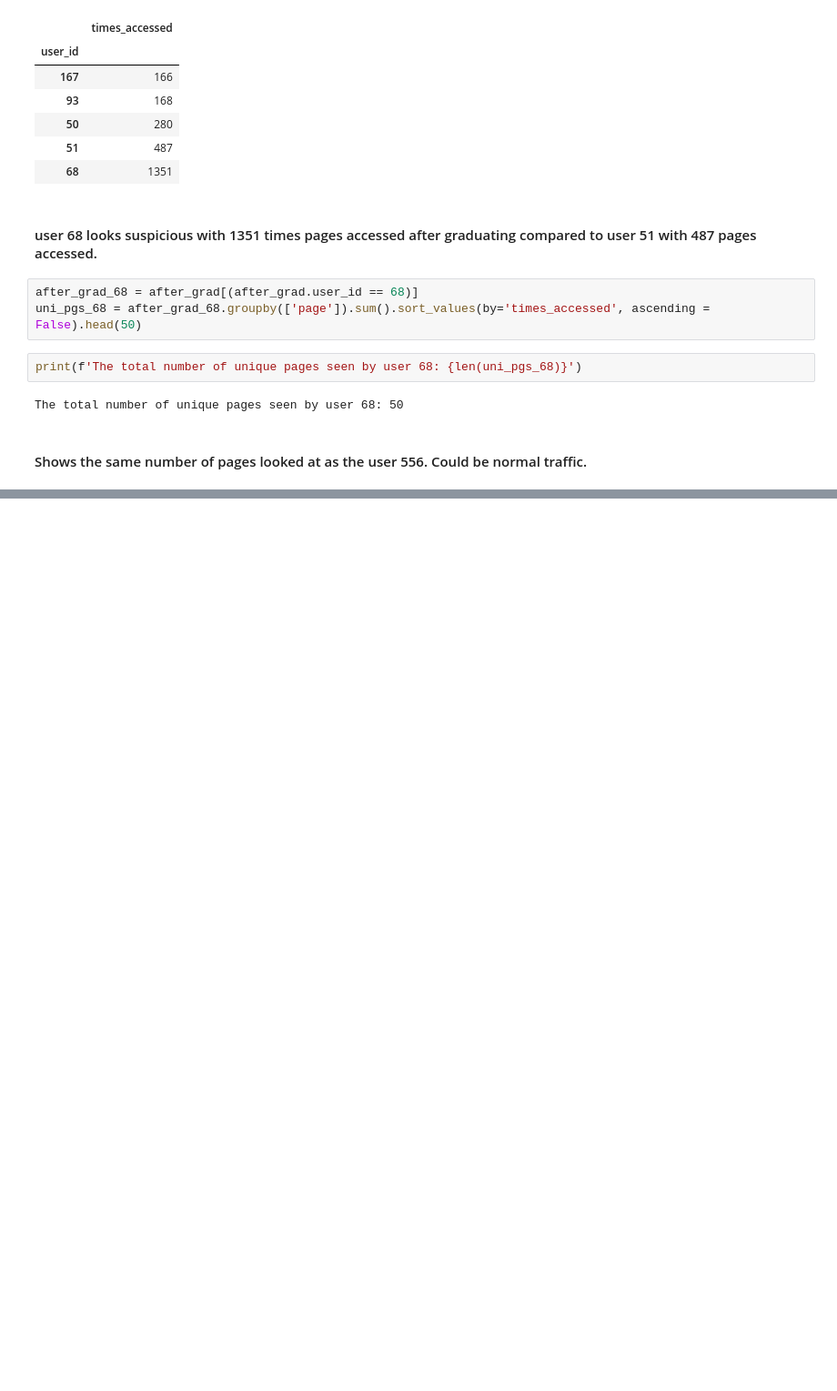
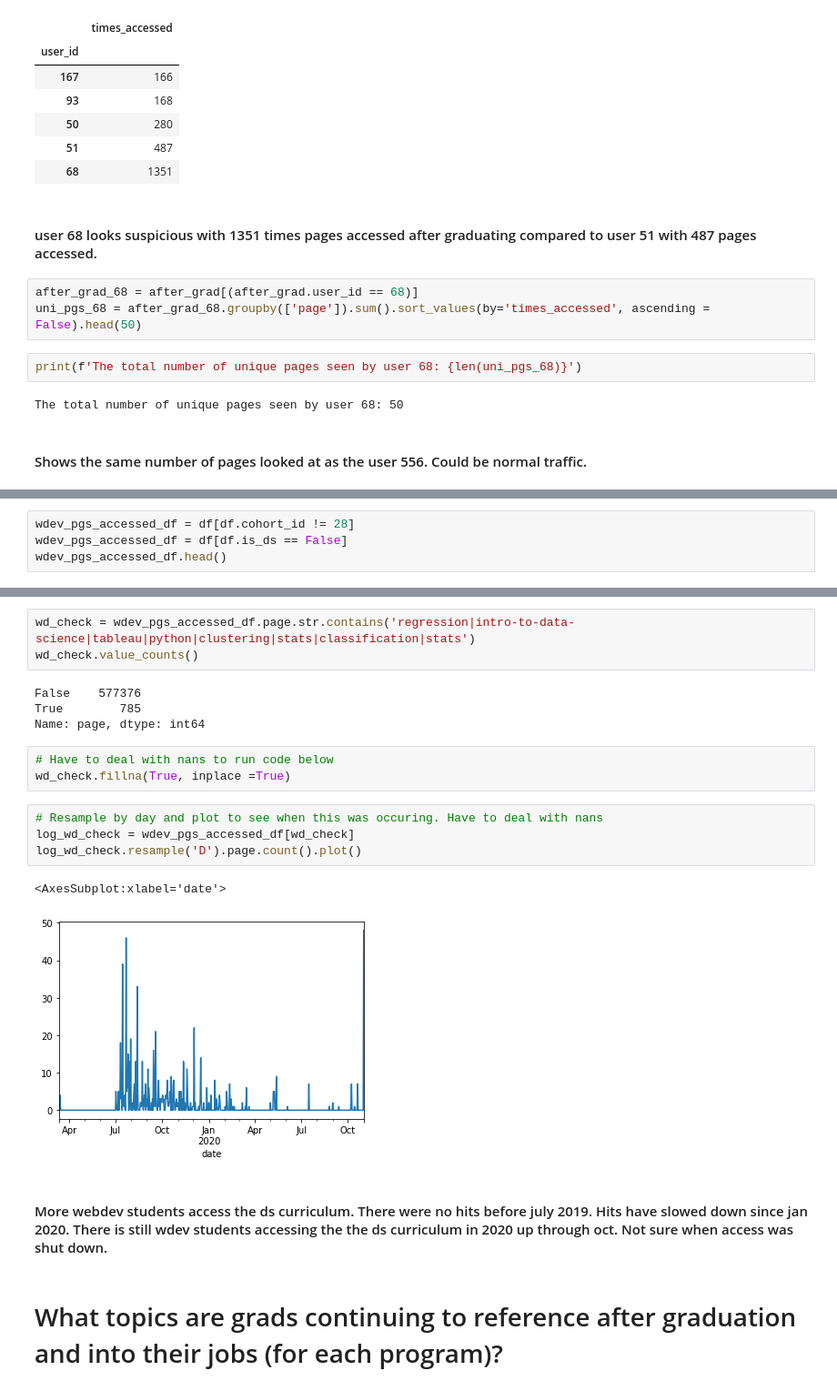
Before and after one commit to george887/time_series_project, a Jupyter notebook: explore.ipynb, the cells around one changed output, grey strips where cells are left out. Shown: that part at 91% size. Saved outputs shown, nothing was run; the diff lists cells and outputs as text; blank space fills up the shorter version.

```diff
--- a/explore.ipynb
+++ b/explore.ipynb
@@ -1120,0 +1250,4 @@ web_dev_stats.describe()
+# %%
+wdev_pgs_accessed_df = df[df.cohort_id != 28]
+wdev_pgs_accessed_df = df[df.is_ds == False]
+wdev_pgs_accessed_df.head()
@@ -1120,0 +1262,21 @@ web_dev_stats.describe()
+# %%
+wd_check = wdev_pgs_accessed_df.page.str.contains('regression|intro-to-data-science|tableau|python|clustering|stats|classification|stats')
+wd_check.value_counts()
+# %% [output]
+False    577376
+True        785
+Name: page, dtype: int64
+# %%
+# Have to deal with nans to run code below
+wd_check.fillna(True, inplace =True)
+# %%
+# Resample by day and plot to see when this was occuring. Have to deal with nans
+log_wd_check = wdev_pgs_accessed_df[wd_check]
+log_wd_check.resample('D').page.count().plot()
+# %% [output]
+<AxesSubplot:xlabel='date'>
+[figure, added]
+# %% [markdown]
+#### More webdev students access the ds curriculum. There were no hits before july 2019. Hits have slowed down since jan 2020. There is still wdev students accessing the the ds curriculum in 2020 up through oct. Not sure when access was shut down.
+# %% [markdown]
+ # What topics are grads continuing to reference after graduation and into their jobs (for each program)?
```
Also changed, not shown: parts of 31 cells of this notebook.
